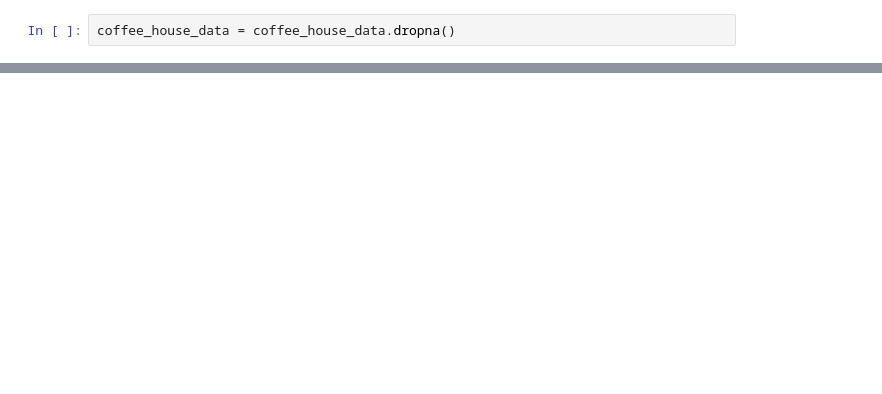
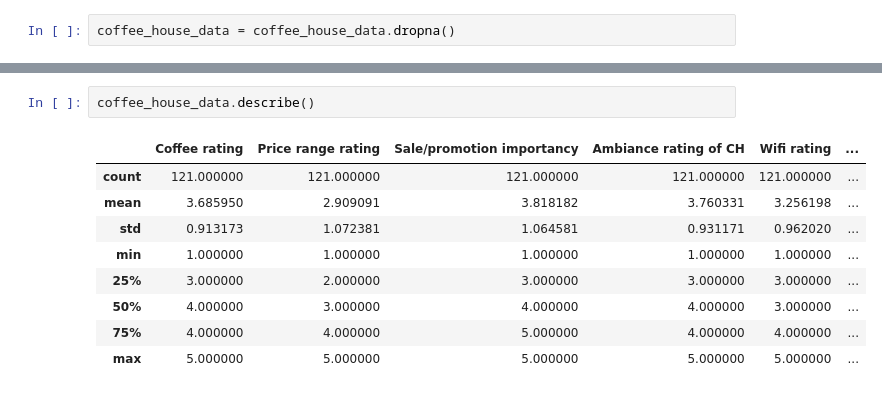
Before and after one commit to Joakimanochie/Data_analytics, a Jupyter notebook: Coffee house retention analysis.ipynb, the cells around one changed output, grey strips where cells are left out. Saved outputs shown, nothing was run; the diff lists cells and outputs as text; blank space fills up the shorter version.

```diff
--- a/Coffee house retention analysis.ipynb
+++ b/Coffee house retention analysis.ipynb
@@ -139,0 +154,12 @@ coffee_house_data.drop(label=)
+# %%
+coffee_house_data.describe()
+# %% [output]
+|  | Coffee rating | Price range rating | Sale/promotion importancy | Ambiance rating of CH | Wifi rating | ... |
+| count | 121.000000 | 121.000000 | 121.000000 | 121.000000 | 121.000000 | ... |
+| mean | 3.685950 | 2.909091 | 3.818182 | 3.760331 | 3.256198 | ... |
+| std | 0.913173 | 1.072381 | 1.064581 | 0.931171 | 0.962020 | ... |
+| min | 1.000000 | 1.000000 | 1.000000 | 1.000000 | 1.000000 | ... |
+| 25% | 3.000000 | 2.000000 | 3.000000 | 3.000000 | 3.000000 | ... |
+| 50% | 4.000000 | 3.000000 | 4.000000 | 4.000000 | 3.000000 | ... |
+| 75% | 4.000000 | 4.000000 | 5.000000 | 4.000000 | 4.000000 | ... |
+| max | 5.000000 | 5.000000 | 5.000000 | 5.000000 | 5.000000 | ... |
```
Also changed, not shown: parts of 1 cell of this notebook.
